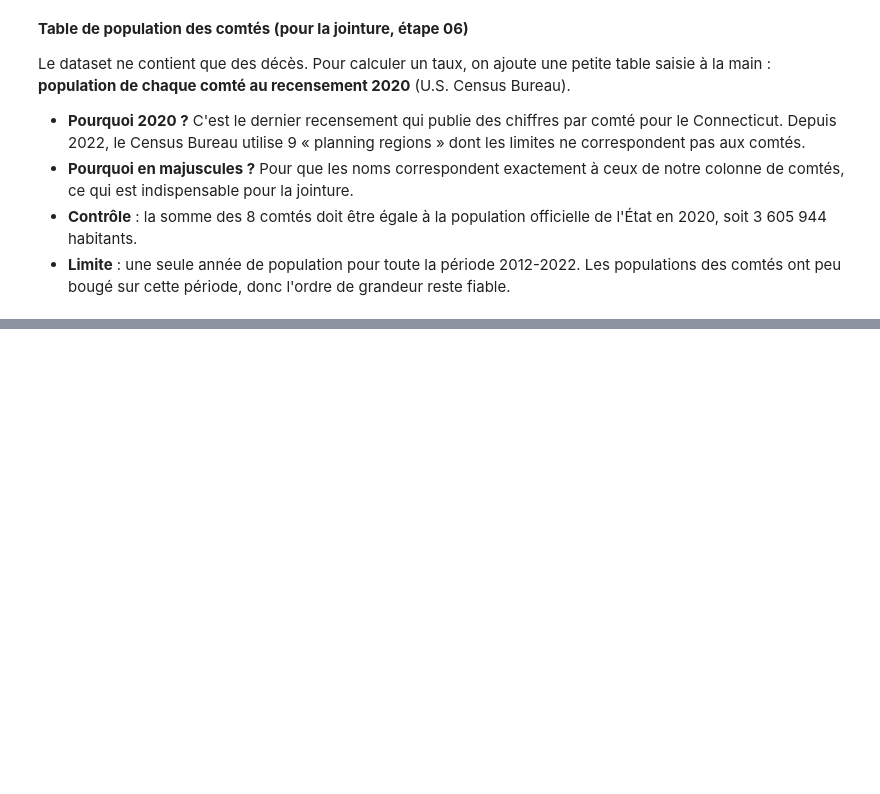
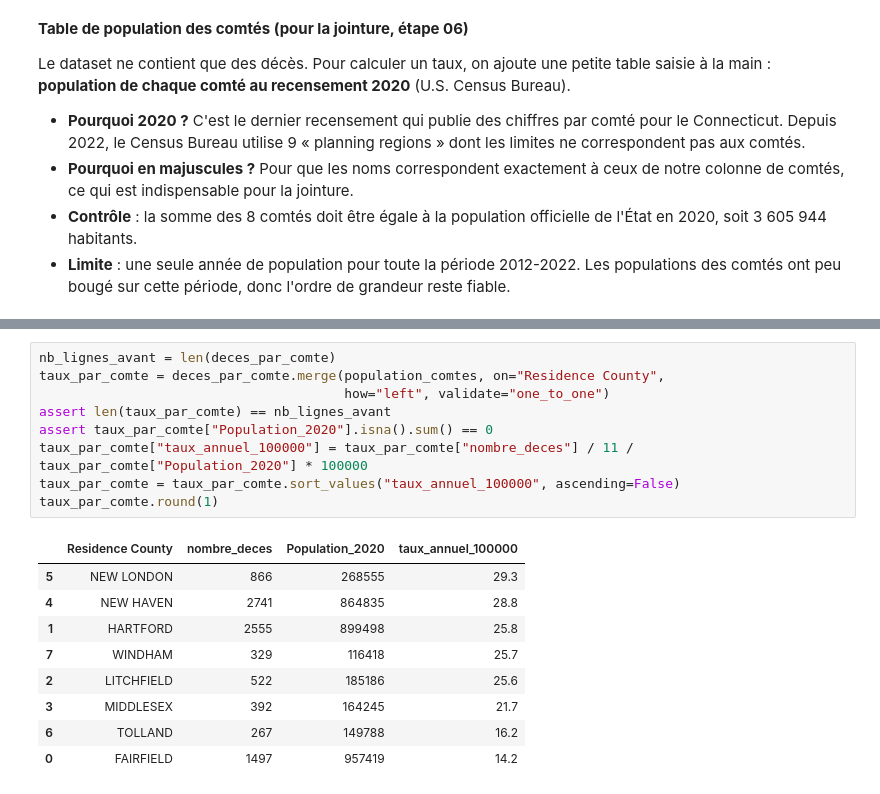
Before and after one commit to NoeChv-n/projet-analyse-overdose, a Jupyter notebook: notebooks/03_analyse.ipynb, the cells around one changed output, grey strips where cells are left out. Saved outputs shown, nothing was run; the diff lists cells and outputs as text; blank space fills up the shorter version.

```diff
--- a/notebooks/03_analyse.ipynb
+++ b/notebooks/03_analyse.ipynb
@@ -476,0 +489,19 @@ population_comtes
+# %%
+nb_lignes_avant = len(deces_par_comte)
+taux_par_comte = deces_par_comte.merge(population_comtes, on="Residence County",
+                                       how="left", validate="one_to_one")
+assert len(taux_par_comte) == nb_lignes_avant
+assert taux_par_comte["Population_2020"].isna().sum() == 0
+taux_par_comte["taux_annuel_100000"] = taux_par_comte["nombre_deces"] / 11 / taux_par_comte["Population_2020"] * 100000
+taux_par_comte = taux_par_comte.sort_values("taux_annuel_100000", ascending=False)
+taux_par_comte.round(1)
+# %% [output]
+|  | Residence County | nombre_deces | Population_2020 | taux_annuel_100000 |
+| 5 | NEW LONDON | 866 | 268555 | 29.3 |
+| 4 | NEW HAVEN | 2741 | 864835 | 28.8 |
+| 1 | HARTFORD | 2555 | 899498 | 25.8 |
+| 7 | WINDHAM | 329 | 116418 | 25.7 |
+| 2 | LITCHFIELD | 522 | 185186 | 25.6 |
+| 3 | MIDDLESEX | 392 | 164245 | 21.7 |
+| 6 | TOLLAND | 267 | 149788 | 16.2 |
+| 0 | FAIRFIELD | 1497 | 957419 | 14.2 |
```
Also changed, not shown: parts of 8 cells of this notebook, 2 other files.
